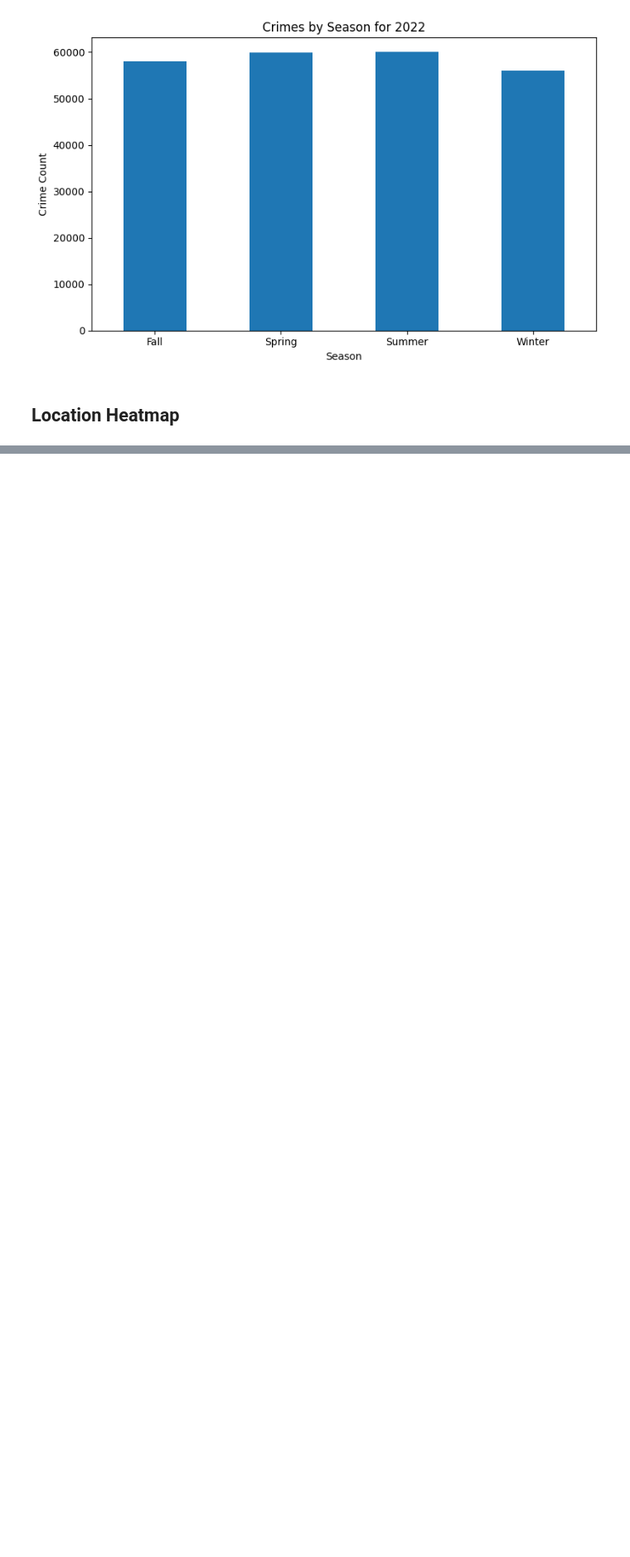
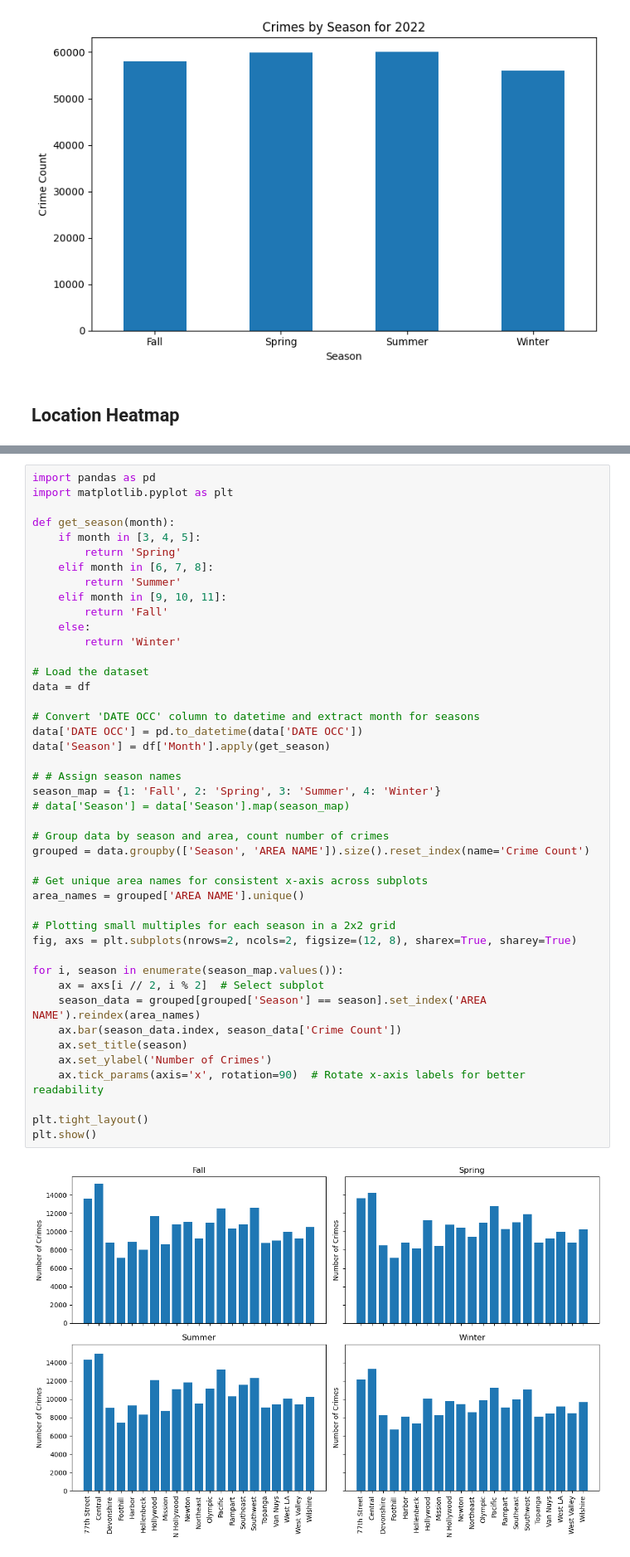
Before and after one commit to DataViz-Trio/Assignment-3, a Jupyter notebook: csv_to_parquet.ipynb, the cells around one changed output, grey strips where cells are left out. Shown: that part at 83% size. Cells and saved outputs as stored; diff of their text form; blank space fills up the shorter version.

Commit message:
add small multiples for crimes in diff areas across seasons

```diff
--- a/csv_to_parquet.ipynb
+++ b/csv_to_parquet.ipynb
@@ -342,0 +322,46 @@ for year in years:
+# %%
+import pandas as pd
+import matplotlib.pyplot as plt
+
+def get_season(month):
+    if month in [3, 4, 5]:
+        return 'Spring'
+    elif month in [6, 7, 8]:
+        return 'Summer'
+    elif month in [9, 10, 11]:
+        return 'Fall'
+    else:
+        return 'Winter'
+
+# Load the dataset
+data = df
+
+# Convert 'DATE OCC' column to datetime and extract month for seasons
+data['DATE OCC'] = pd.to_datetime(data['DATE OCC'])
+data['Season'] = df['Month'].apply(get_season)
+
+# # Assign season names
+season_map = {1: 'Fall', 2: 'Spring', 3: 'Summer', 4: 'Winter'}
+# data['Season'] = data['Season'].map(season_map)
+
+# Group data by season and area, count number of crimes
+grouped = data.groupby(['Season', 'AREA NAME']).size().reset_index(name='Crime Count')
+
+# Get unique area names for consistent x-axis across subplots
+area_names = grouped['AREA NAME'].unique()
+
+# Plotting small multiples for each season in a 2x2 grid
+fig, axs = plt.subplots(nrows=2, ncols=2, figsize=(12, 8), sharex=True, sharey=True)
+
+for i, season in enumerate(season_map.values()):
+    ax = axs[i // 2, i % 2]  # Select subplot
+    season_data = grouped[grouped['Season'] == season].set_index('AREA NAME').reindex(area_names)
+    ax.bar(season_data.index, season_data['Crime Count'])
+    ax.set_title(season)
+    ax.set_ylabel('Number of Crimes')
+    ax.tick_params(axis='x', rotation=90)  # Rotate x-axis labels for better readability
+
+plt.tight_layout()
+plt.show()
+# %% [output]
+[figure, added]
```
Also changed, not shown: parts of 17 cells of this notebook.
